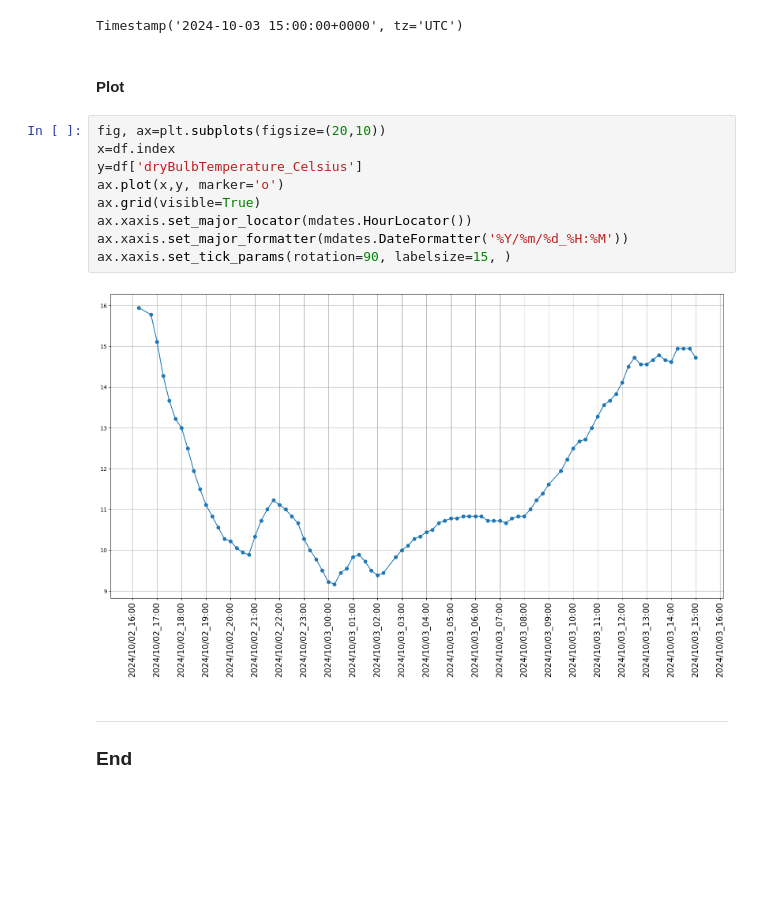
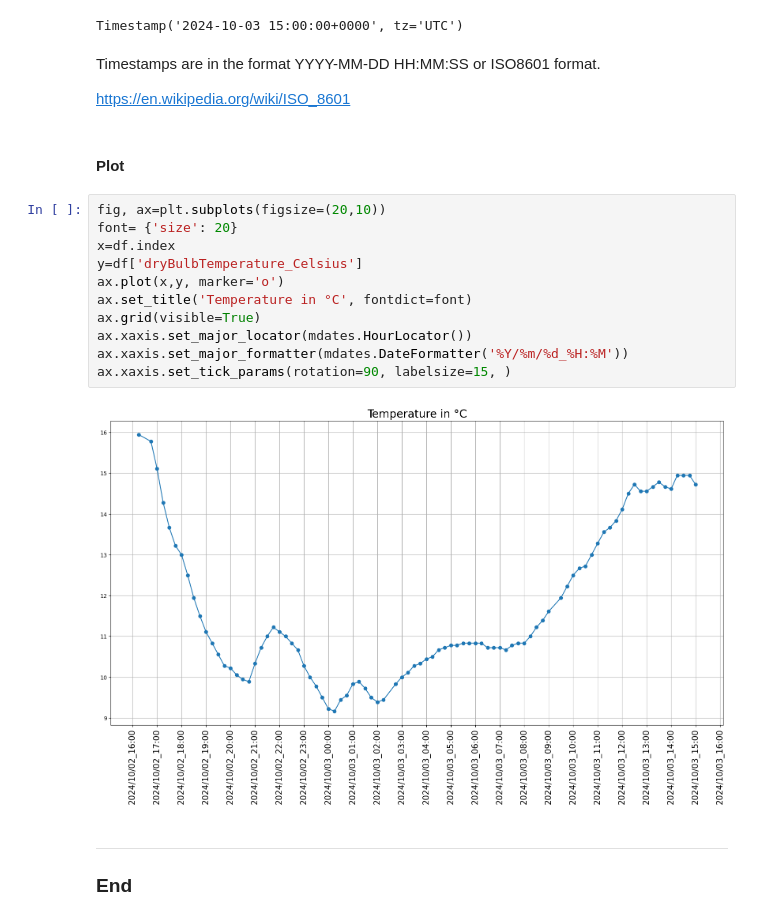
Before and after one commit to lmacakova/PFDA, a Jupyter notebook: pfda_assignments/assignment2-weather.ipynb, the cells around one changed output. Saved outputs shown, nothing was run; the diff lists cells and outputs as text; blank space fills up the shorter version.

```diff
--- a/pfda_assignments/assignment2-weather.ipynb
+++ b/pfda_assignments/assignment2-weather.ipynb
@@ -83,19 +80,25 @@ Timestamp('2024-10-02 16:15:00+0000', tz='UTC')
 df.index[88]
 # %% [output]
 Timestamp('2024-10-03 15:00:00+0000', tz='UTC')
+# %% [markdown]
+Timestamps are in the format YYYY-MM-DD HH:MM:SS or ISO8601 format.
+
+https://en.wikipedia.org/wiki/ISO_8601
 # %% [markdown]
 #### Plot
 # %%
 fig, ax=plt.subplots(figsize=(20,10))
+font= {'size': 20}
 x=df.index
 y=df['dryBulbTemperature_Celsius']
 ax.plot(x,y, marker='o')
+ax.set_title('Temperature in °C', fontdict=font)
 ax.grid(visible=True)
 ax.xaxis.set_major_locator(mdates.HourLocator())
 ax.xaxis.set_major_formatter(mdates.DateFormatter('%Y/%m/%d_%H:%M'))
 ax.xaxis.set_tick_params(rotation=90, labelsize=15, )
 # %% [output]
-[figure, old version]
+[figure, new version]
 # %% [markdown]
 ***
 ### End
```
Also changed, not shown: parts of 2 cells of this notebook, 5 other files.
